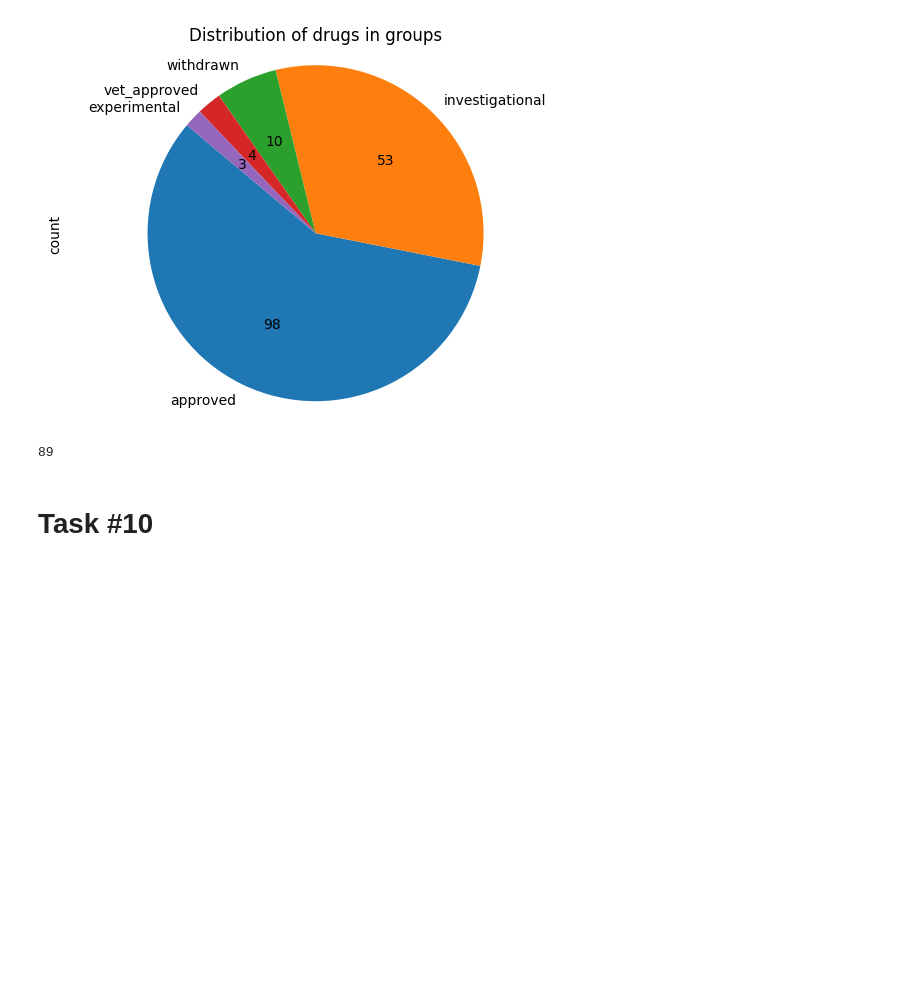
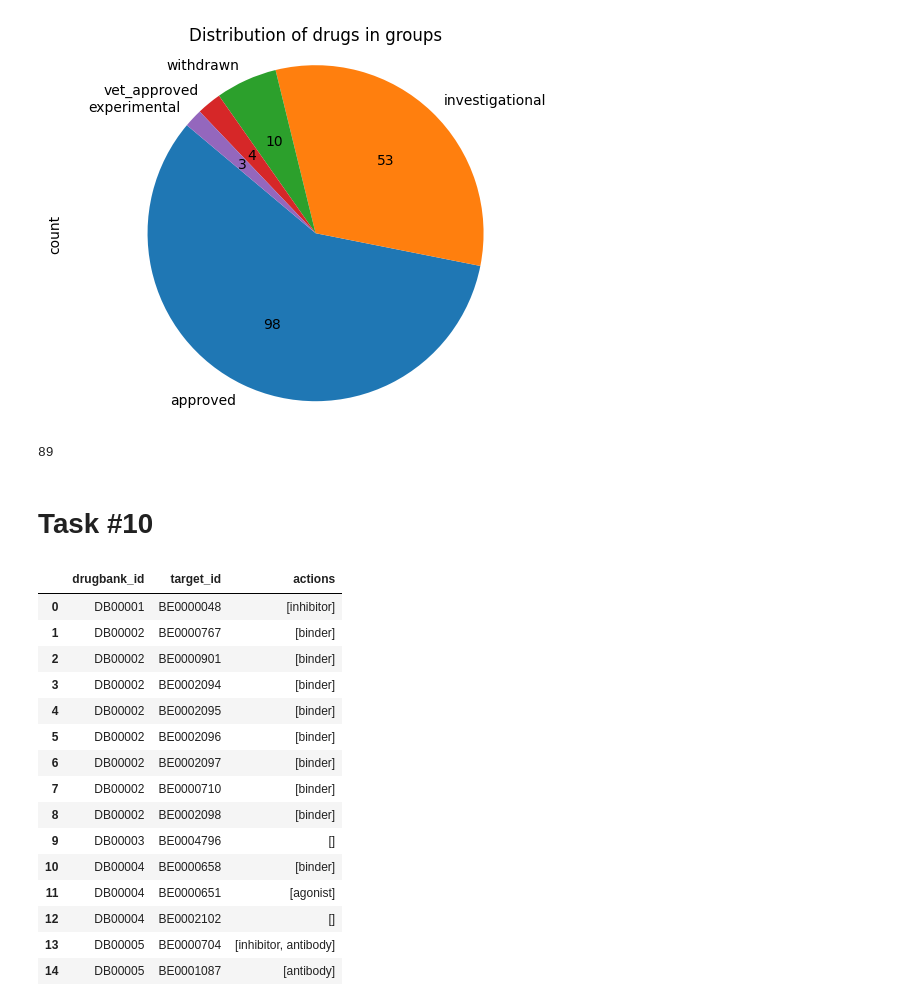
Before and after one commit to tkoso/Drugbank-Data-Analysis, a Jupyter notebook: notebooks/final_report.ipynb, the cells around one changed output. Cells and saved outputs as stored; diff of their text form; code cells hidden in the pictures; blank space fills up the shorter version.

Commit message:
add dataframe describing target interactions

```diff
--- a/notebooks/final_report.ipynb
+++ b/notebooks/final_report.ipynb
@@ -161,3 +161,25 @@ approved_and_non_withdrawn_drugs(df_groups)
 89
 # %% [markdown]
 # Task #10
+# %%
+from transformations import build_actions_dataframe
+
+df_actions = build_actions_dataframe(XML_PATH)
+df_actions.head(15)
+# %% [output]
+|  | drugbank_id | target_id | actions |
+| 0 | DB00001 | BE0000048 | [inhibitor] |
+| 1 | DB00002 | BE0000767 | [binder] |
+| 2 | DB00002 | BE0000901 | [binder] |
+| 3 | DB00002 | BE0002094 | [binder] |
+| 4 | DB00002 | BE0002095 | [binder] |
+| 5 | DB00002 | BE0002096 | [binder] |
+| 6 | DB00002 | BE0002097 | [binder] |
+| 7 | DB00002 | BE0000710 | [binder] |
+| 8 | DB00002 | BE0002098 | [binder] |
+| 9 | DB00003 | BE0004796 | [] |
+| 10 | DB00004 | BE0000658 | [binder] |
+| 11 | DB00004 | BE0000651 | [agonist] |
+| 12 | DB00004 | BE0002102 | [] |
+| 13 | DB00005 | BE0000704 | [inhibitor, antibody] |
+| 14 | DB00005 | BE0001087 | [antibody] |
```
Also changed, not shown: parts of 1 cell of this notebook, 2 other files.
